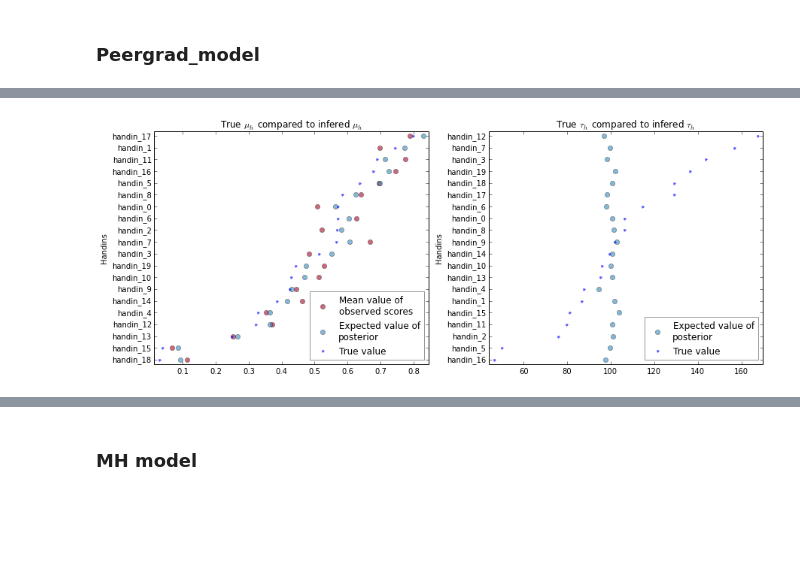
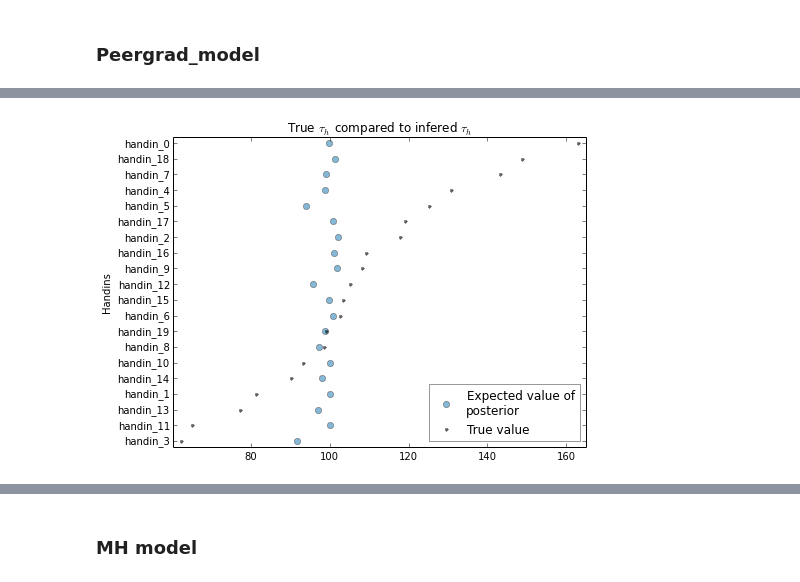
Before and after one commit to TomMalow/pymcmodels, a Jupyter notebook: Model iterations/Model Optimizing.ipynb, the cells around one changed output, grey strips where cells are left out. Cells and saved outputs as stored; diff of their text form; code cells hidden in the pictures; blank space fills up the shorter version.

Commit message:
Add more stuff for plotting figures

```diff
--- a/Model iterations/Model Optimizing.ipynb
+++ b/Model iterations/Model Optimizing.ipynb
@@ -103,7 +112,7 @@ B_tau = pm.Gamma('B_tau_generator',50,0.1)
 handins_data = list()
 graders_data = list()
 
-for i in xrange(0,50):
+for i in xrange(0,20):
     g = grader('grader_%i' % i,B_mu.random(),B_tau.random())
     t_mu = random_limit(T_mu)
     h = handin('handin_%i' % i, g, t_mu, T_tau.random())
@@ -693,31 +700,15 @@ def compare_to_generated(assignment_data,mcmc_handins,find,func='mean',ax=None):
         true_values.append(value)
         labels.append(_id)
 
-#    MSE_T = 0.0
-#    MAE_M = MAE(true_values,MS_val)
-#    print MAE_M
-#    if "bias" not in find.func_name and func == "mean":
-#        MAE_T = MAE(true_values,mean_score_values)
-#        print MAE_T
-#    box_text = ""
-#    if func == "mean" and ax:
-#        if "bias" not in find.func_name:
-#            box_text = 'MSE model: %f\nMSE graded: %f' % (MSE_M,MSE_T)
-#        else:
-#            box_text = 'MSE model: %f' % MSE_M
-#        props = dict(boxstyle='round', facecolor='white', alpha=0.5)
-#        ax.text(0.05, 0.95, box_text, transform=ax.transAxes, fontsize=14,
-#            verticalalignment='top', bbox=props)
-
     y_ = map(lambda x: x,y)
     if "bias" in find.func_name:
         plt.plot(score_values,y_,'o',color="#467821",label="Expected value of\nposterior",alpha=0.6,linewidth=0)
-        plt.plot(true_values,y,'.',color="#A60628",label="True value",alpha=0.6,linewidth=0)
+        plt.plot(true_values,y,'.',color="black",label="True value",alpha=0.6,linewidth=0)
     else:
         if func == "mean":
             plt.plot(mean_score_values,y,'o',color="#A60628",label="Mean value of\nobserved scores",alpha=0.6)
         plt.plot(score_values,y,'o',color='#348ABD',label="Expected value of\nposterior",alpha=0.6,linewidth=0)
-        plt.plot(true_values,y,'.',label="True value",alpha=0.6,linewidth=0)
+        plt.plot(true_values,y,'.',color="black",label="True value",alpha=0.6,linewidth=0)
     plt.yticks(xrange(0,len(sorted_list)),labels)
     leg = plt.legend(loc=4,numpoints=1)
     leg.get_frame().set_alpha(0.4)
@@ -735,3 +726,12 @@ def compare_to_generated(assignment_data,mcmc_handins,find,func='mean',ax=None):
         plt.ylabel("Handins")
 # %% [markdown]
 ### Peergrad_model
+# %%
+with PdfPages(fig_store + "peergrade_compare_handin_mean.pdf") as pdf:
+    fig = plt.figure(figsize(7, 5))
+    ax = plt.subplot(1,1,1)
+    compare_to_generated(assignment_data_true,mcmc_peergrade,find_T,'mean',ax)
+    plt.margins(0.02)
+    plt.tight_layout()
+
+    pdf.savefig(fig,bbox_inches='tight')
@@ -738,16 +740,12 @@ def compare_to_generated(assignment_data,mcmc_handins,find,func='mean',ax=None):
 # %%
-with PdfPages(fig_store + "peergrade_compare_handin.pdf") as pdf:
-    fig = plt.figure(figsize(12.5, 5))
+with PdfPages(fig_store + "peergrade_compare_handin_precision.pdf") as pdf:
+    fig = plt.figure(figsize(7, 5))
 
-    ax = plt.subplot(1,2,1)
-    compare_to_generated(assignment_data_true,mcmc_peergrade,find_T,'mean',ax)
-    plt.margins(0.02)
-    plt.subplot(1,2,2)
+    ax = plt.subplot(1,1,1)
     compare_to_generated(assignment_data_true,mcmc_peergrade,find_T,'var')
     plt.margins(0.02)
     plt.tight_layout()
 
-
     pdf.savefig(fig,bbox_inches='tight')
 # %% [output]
-[figure, old version]
+[figure, new version]
```
Also changed, not shown: parts of 8 cells of this notebook, 8 other files.
